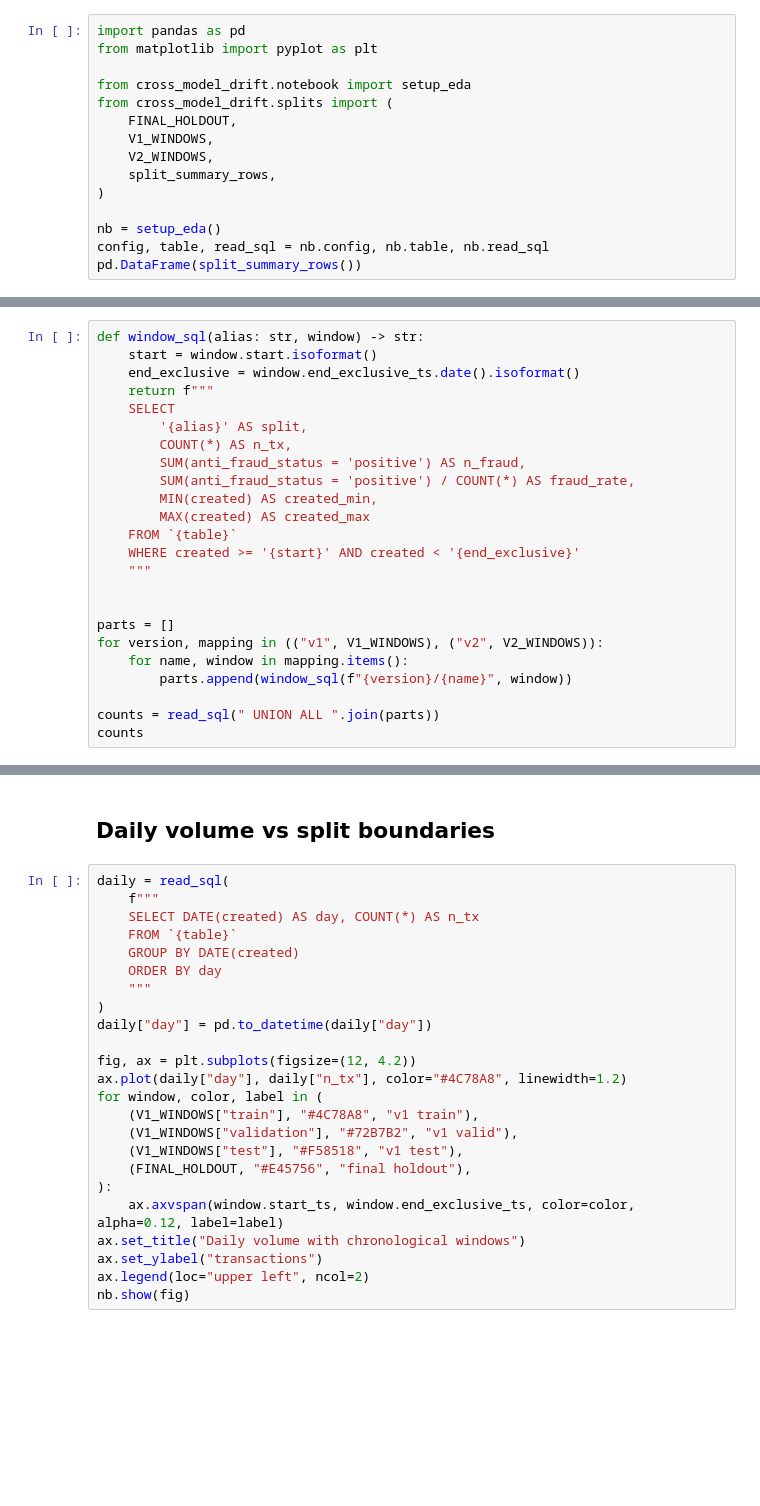
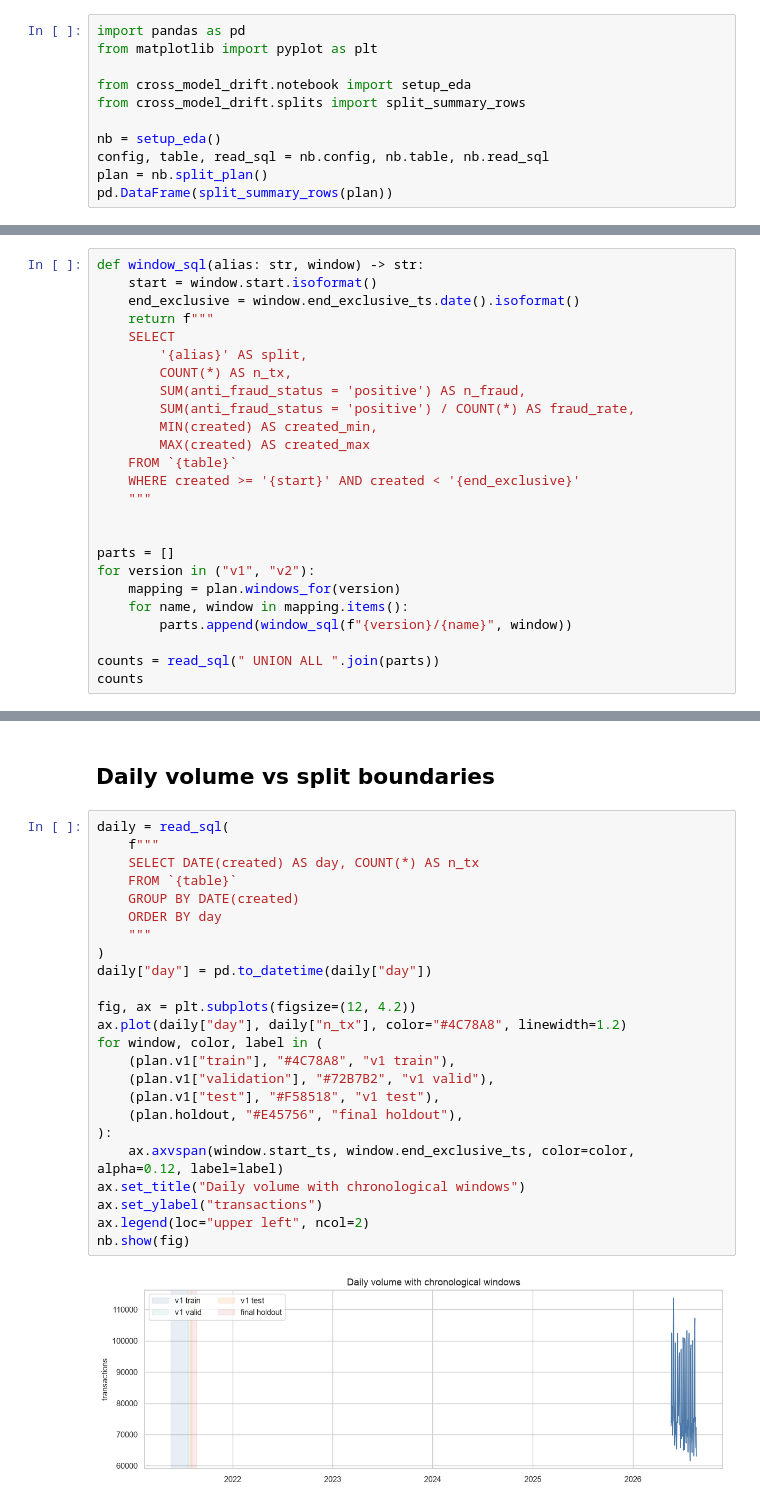
Before and after one commit to Steadfastie/model-drift, a Jupyter notebook: notebooks/03_chronological_splits.ipynb, the cells around one changed output, grey strips where cells are left out. Saved outputs shown, nothing was run; the diff lists cells and outputs as text; blank space fills up the shorter version.

Commit message:
make data split relative

```diff
--- a/notebooks/03_chronological_splits.ipynb
+++ b/notebooks/03_chronological_splits.ipynb
@@ -7,13 +7,9 @@ import pandas as pd
 from matplotlib import pyplot as plt
 
 from cross_model_drift.notebook import setup_eda
-from cross_model_drift.splits import (
-    FINAL_HOLDOUT,
-    V1_WINDOWS,
-    V2_WINDOWS,
-    split_summary_rows,
-)
+from cross_model_drift.splits import split_summary_rows
 
 nb = setup_eda()
 config, table, read_sql = nb.config, nb.table, nb.read_sql
-pd.DataFrame(split_summary_rows())
+plan = nb.split_plan()
+pd.DataFrame(split_summary_rows(plan))
@@ -37,7 +35,8 @@ def window_sql(alias: str, window) -> str:
 
 
 parts = []
-for version, mapping in (("v1", V1_WINDOWS), ("v2", V2_WINDOWS)):
+for version in ("v1", "v2"):
+    mapping = plan.windows_for(version)
     for name, window in mapping.items():
         parts.append(window_sql(f"{version}/{name}", window))
 
@@ -71,24 +84,26 @@ overlap
 # %%
 daily = read_sql(
     f"""
     SELECT DATE(created) AS day, COUNT(*) AS n_tx
     FROM `{table}`
     GROUP BY DATE(created)
     ORDER BY day
     """
 )
 daily["day"] = pd.to_datetime(daily["day"])
 
 fig, ax = plt.subplots(figsize=(12, 4.2))
 ax.plot(daily["day"], daily["n_tx"], color="#4C78A8", linewidth=1.2)
 for window, color, label in (
-    (V1_WINDOWS["train"], "#4C78A8", "v1 train"),
-    (V1_WINDOWS["validation"], "#72B7B2", "v1 valid"),
-    (V1_WINDOWS["test"], "#F58518", "v1 test"),
-    (FINAL_HOLDOUT, "#E45756", "final holdout"),
+    (plan.v1["train"], "#4C78A8", "v1 train"),
+    (plan.v1["validation"], "#72B7B2", "v1 valid"),
+    (plan.v1["test"], "#F58518", "v1 test"),
+    (plan.holdout, "#E45756", "final holdout"),
 ):
     ax.axvspan(window.start_ts, window.end_exclusive_ts, color=color, alpha=0.12, label=label)
 ax.set_title("Daily volume with chronological windows")
 ax.set_ylabel("transactions")
 ax.legend(loc="upper left", ncol=2)
 nb.show(fig)
+# %% [output]
+[figure, added]
```
Also changed, not shown: parts of 3 cells of this notebook, 12 other files.
